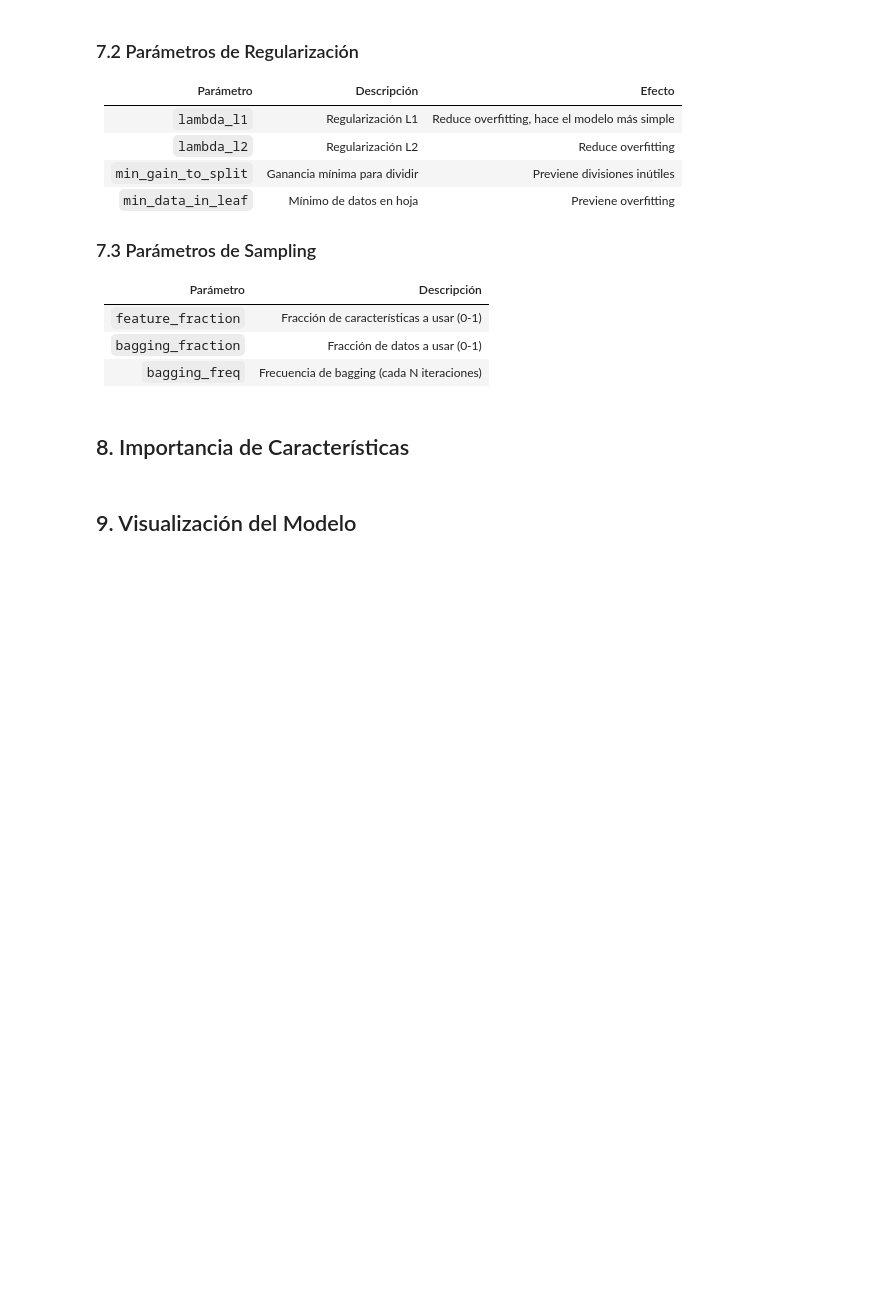
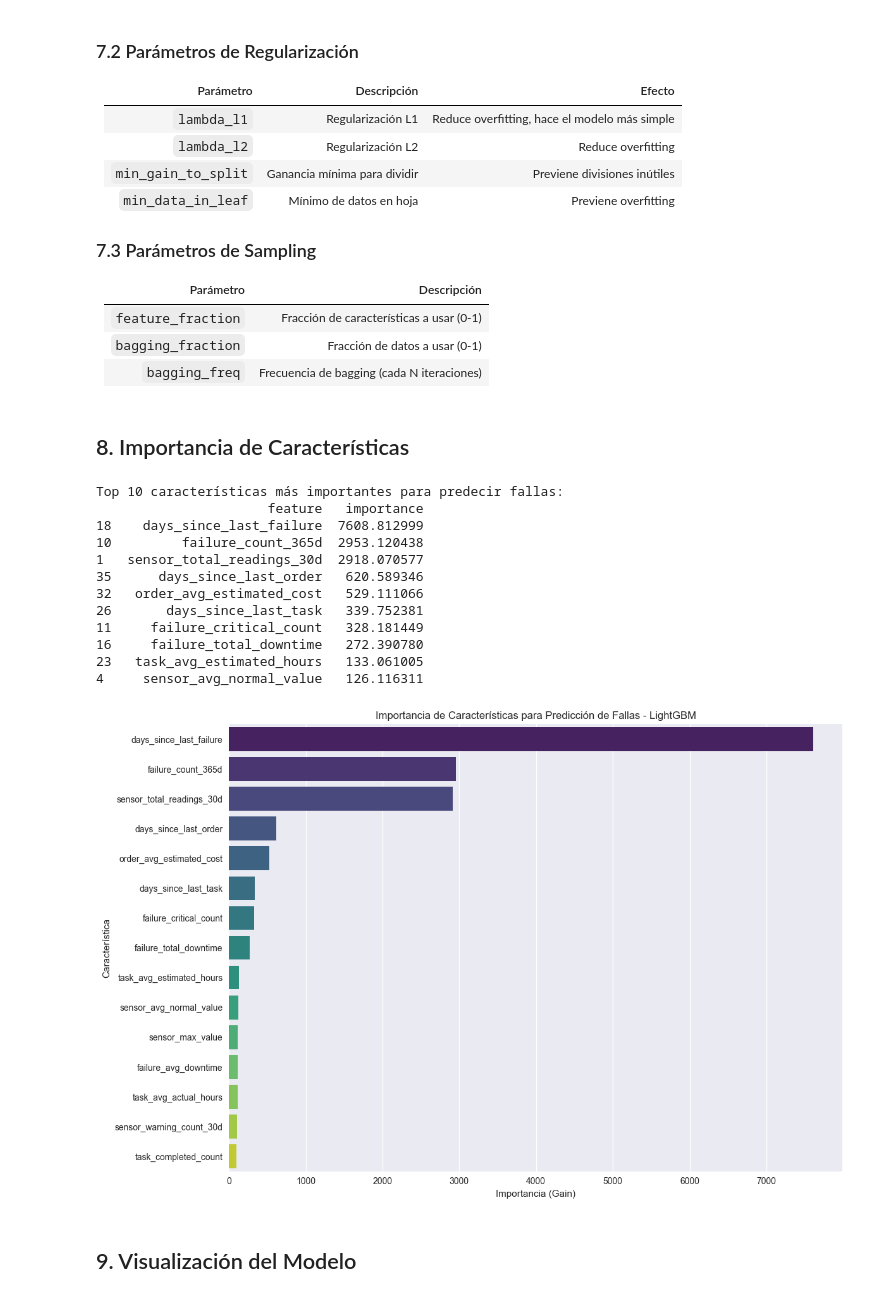
Before and after one commit to carlosrosan/palantir_webapp, a Jupyter notebook: Ingelearn_curso_mtto_predictivo/04_lightgbm_introduccion.ipynb, the cells around one changed output. Cells and saved outputs as stored; diff of their text form; code cells hidden in the pictures; blank space fills up the shorter version.

```diff
--- a/Ingelearn_curso_mtto_predictivo/04_lightgbm_introduccion.ipynb
+++ b/Ingelearn_curso_mtto_predictivo/04_lightgbm_introduccion.ipynb
@@ -195,21 +352,36 @@ plt.show()
 # %% [markdown]
 ## 8. Importancia de Características
 # %%
-# Obtener importancia de características
+# Obtener importancia de características (usando nombres reales de la tabla faliure_probability_base)
 feature_importance = pd.DataFrame({
-    'feature': [f'feature_{i}' for i in range(X.shape[1])],
+    'feature': list(X_train_scaled.columns),
     'importance': model.feature_importance(importance_type='gain')
 }).sort_values('importance', ascending=False)
 
-print("Top 10 características más importantes:")
+print("Top 10 características más importantes para predecir fallas:")
 print(feature_importance.head(10))
 
 # Visualizar
-plt.figure(figsize=(10, 8))
-sns.barplot(data=feature_importance.head(15), x='importance', y='feature')
-plt.title('Importancia de Características - LightGBM')
+plt.figure(figsize=(12, 8))
+sns.barplot(data=feature_importance.head(15), x='importance', y='feature', palette='viridis')
+plt.title('Importancia de Características para Predicción de Fallas - LightGBM')
 plt.xlabel('Importancia (Gain)')
+plt.ylabel('Característica')
 plt.tight_layout()
 plt.show()
+# %% [output]
+Top 10 características más importantes para predecir fallas:
+                      feature   importance
+18    days_since_last_failure  7608.812999
+10         failure_count_365d  2953.120438
+1   sensor_total_readings_30d  2918.070577
+35      days_since_last_order   620.589346
+32   order_avg_estimated_cost   529.111066
+26       days_since_last_task   339.752381
+11     failure_critical_count   328.181449
+16     failure_total_downtime   272.390780
+23   task_avg_estimated_hours   133.061005
+4     sensor_avg_normal_value   126.116311
+[figure, added]
 # %% [markdown]
 ## 9. Visualización del Modelo
```
Also changed, not shown: parts of 15 cells of this notebook, 16 other files.
